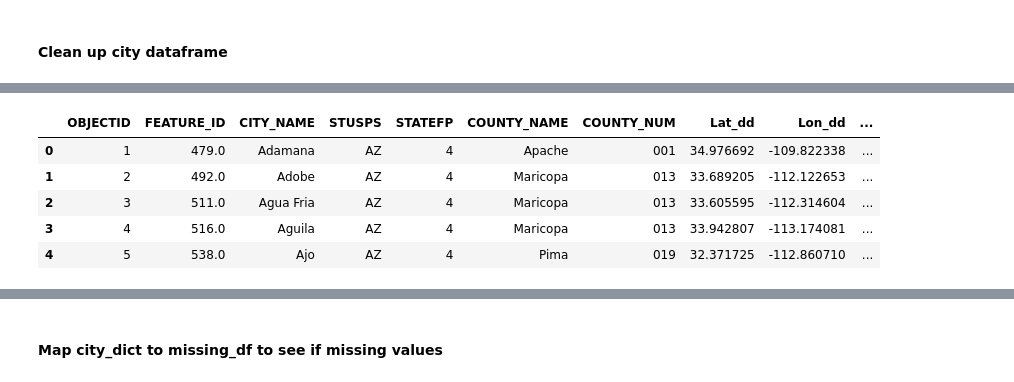
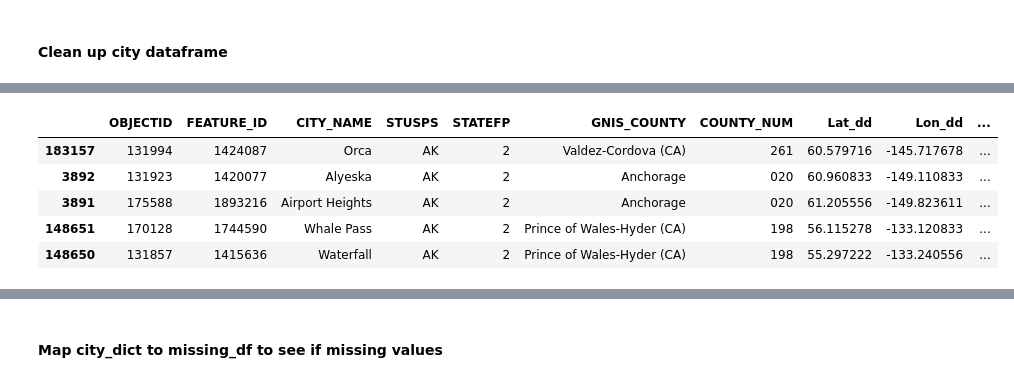
Before and after one commit to Christopher-Pierson/The-Lost-People, a Jupyter notebook: data/Data_mgmt_v2.ipynb, the cells around one changed output, grey strips where cells are left out. Drawn from its saved outputs; the diff is of its cells as text; code cells hidden in the pictures.

```diff
--- a/data/Data_mgmt_v2.ipynb
+++ b/data/Data_mgmt_v2.ipynb
@@ -1619,0 +1692,3 @@ city_df.head()
+# %%
+city_df = city_df.sort_values(by=['STATE_ALPH'])
+city_df.head()
@@ -1620,6 +1702,6 @@ city_df.head()
 # %%
 # Rename columns
-city_df.rename(columns={'FEATURE_NA':'CITY_NAME', 'STATE_ALPH':'STUSPS', 'STATE_NUME':'STATEFP', 'COUNTY_NAM':'COUNTY_NAME', 'PRIM_LAT_D': 'Lat_dd', 'PRIM_LON_1': 'Lon_dd'}, inplace=True)
+city_df.rename(columns={'FEATURE_NA':'CITY_NAME', 'STATE_ALPH':'STUSPS', 'STATE_NUME':'STATEFP', 'COUNTY_NAM':'GNIS_COUNTY', 'PRIM_LAT_D': 'Lat_dd', 'PRIM_LON_1': 'Lon_dd'}, inplace=True)
 # %%
 city_df.head()
 # %% [output]
@@ -1682 +1764,5 @@ city_df.head(5000)
 5000 rows × 10 columns
+# %%
+# Make couty FIPS int
+city_df['COUNTY_FIPS'] = city_df['COUNTY_FIPS'].astype(int)
+type(city_df['COUNTY_FIPS'][0])
@@ -1682,0 +1780,4 @@ city_df.head(5000)
+# %%
+# Add new column to dataframe, using the county fips field as a key in the countynames_dict, to pull the correct county name for each row
+city_df['COUNTY_NAME'] = city_df['COUNTY_FIPS'].map(countynames_v2_dict)
+city_df.head()
@@ -1734,14 +1842,14 @@ city_df.head()
 # %%
 # make joint county_city column
-city_df['COUNTYFP_CITY'] = city_df['COUNTY_FIPS'] + '_' + city_df['CITY_STRING']
+city_df['COUNTYFP_CITY'] = city_df['COUNTY_FIPS'].astype(str) + '_' + city_df['CITY_STRING']
 city_df.head()
 # %% [output]
-|  | OBJECTID | FEATURE_ID | CITY_NAME | STUSPS | STATEFP | COUNTY_NAME | COUNTY_NUM | Lat_dd | Lon_dd | ... |
-| 0 | 1 | 479.0 | Adamana | AZ | 4 | Apache | 001 | 34.976692 | -109.822338 | ... |
-| 1 | 2 | 492.0 | Adobe | AZ | 4 | Maricopa | 013 | 33.689205 | -112.122653 | ... |
-| 2 | 3 | 511.0 | Agua Fria | AZ | 4 | Maricopa | 013 | 33.605595 | -112.314604 | ... |
-| 3 | 4 | 516.0 | Aguila | AZ | 4 | Maricopa | 013 | 33.942807 | -113.174081 | ... |
-| 4 | 5 | 538.0 | Ajo | AZ | 4 | Pima | 019 | 32.371725 | -112.860710 | ... |
+|  | OBJECTID | FEATURE_ID | CITY_NAME | STUSPS | STATEFP | GNIS_COUNTY | COUNTY_NUM | Lat_dd | Lon_dd | ... |
+| 183157 | 131994 | 1424087 | Orca | AK | 2 | Valdez-Cordova (CA) | 261 | 60.579716 | -145.717678 | ... |
+| 3892 | 131923 | 1420077 | Alyeska | AK | 2 | Anchorage | 020 | 60.960833 | -149.110833 | ... |
+| 3891 | 175588 | 1893216 | Airport Heights | AK | 2 | Anchorage | 020 | 61.205556 | -149.823611 | ... |
+| 148651 | 170128 | 1744590 | Whale Pass | AK | 2 | Prince of Wales-Hyder (CA) | 198 | 56.115278 | -133.120833 | ... |
+| 148650 | 131857 | 1415636 | Waterfall | AK | 2 | Prince of Wales-Hyder (CA) | 198 | 55.297222 | -133.240556 | ... |
 # %%
 # check length of dataframe
 len(city_df)
```
Also changed, not shown: parts of 248 cells of this notebook, 21 other files.
